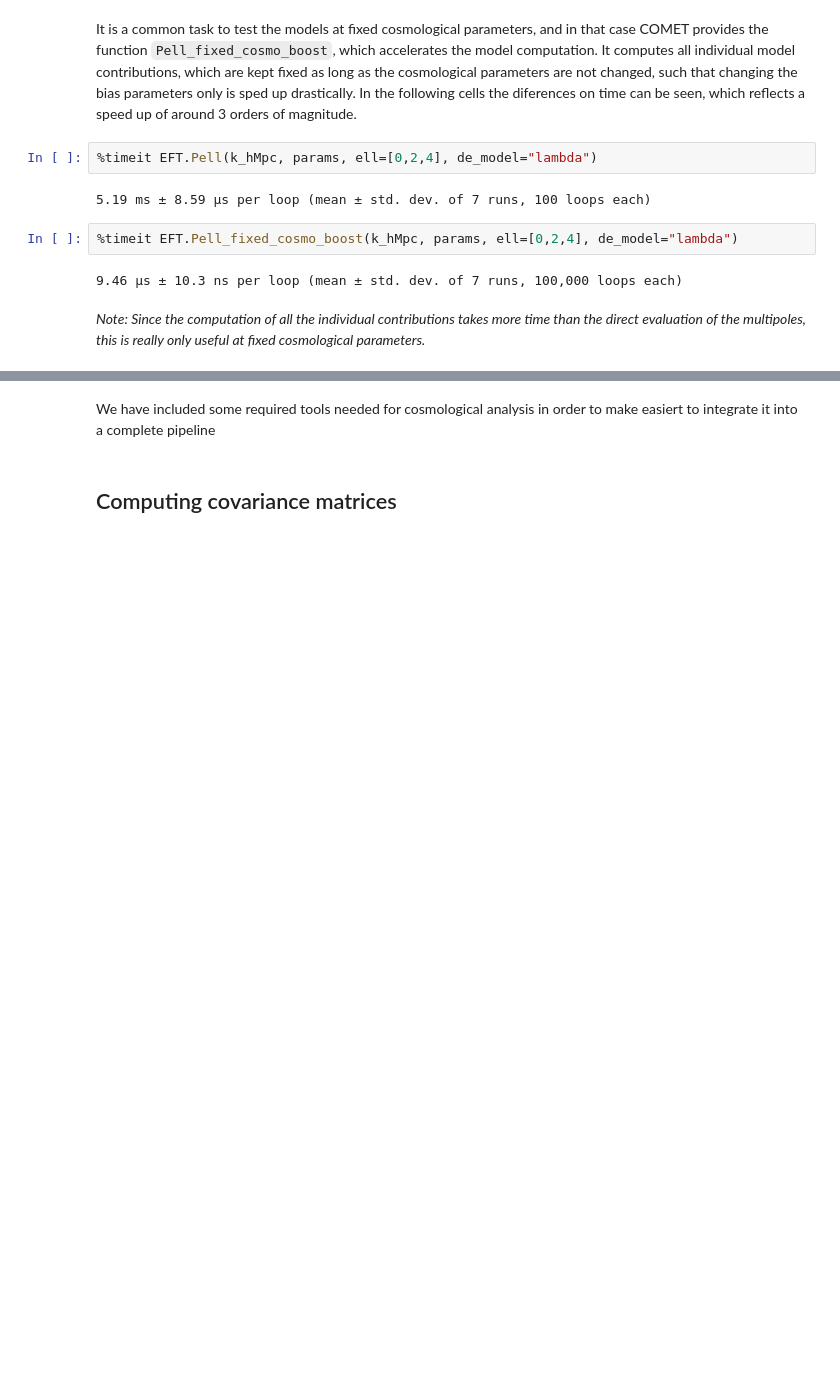
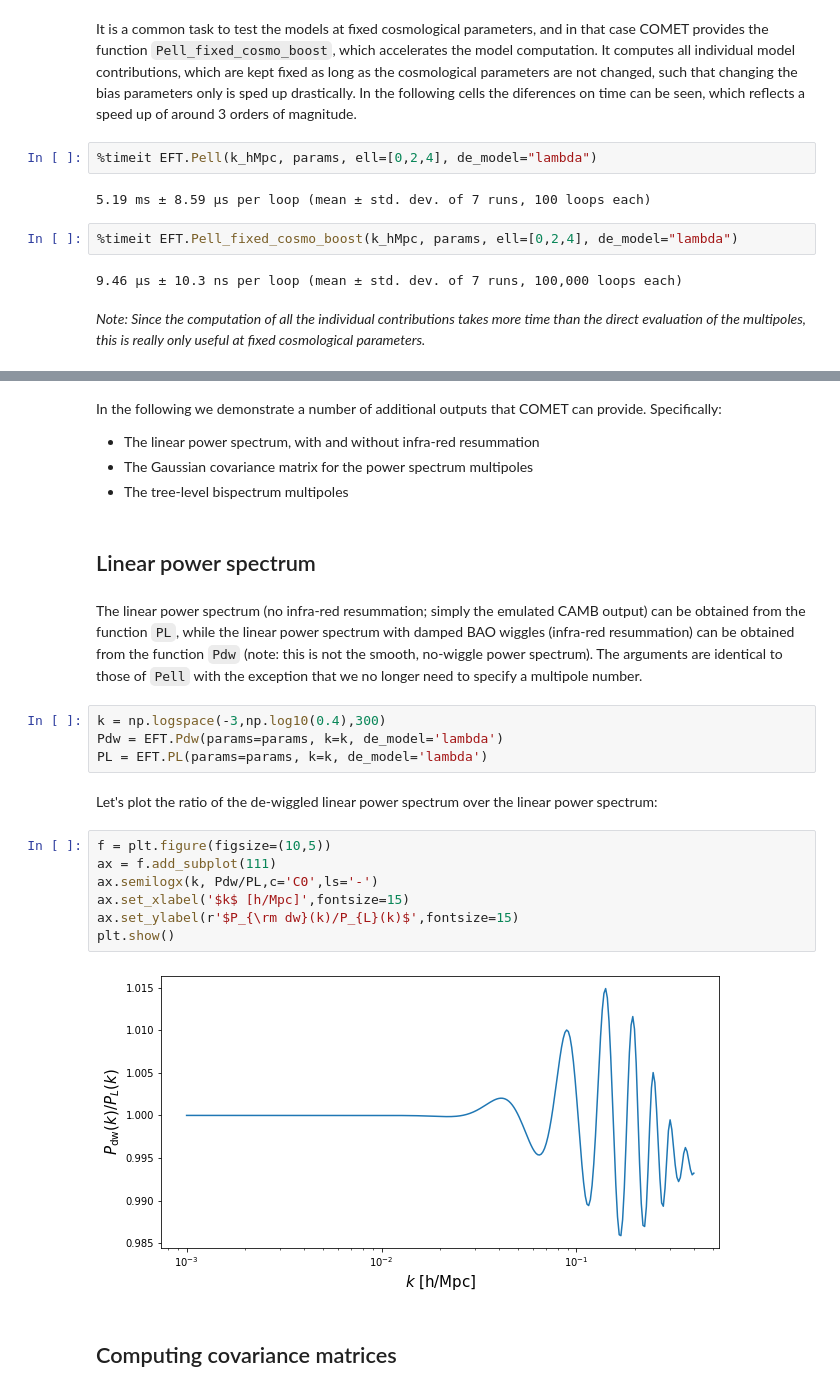
Before and after one commit to adematti/comet-emu, a Jupyter notebook: notebooks/Tutorial.ipynb, the cells around one changed output, grey strips where cells are left out. Cells and saved outputs as stored; diff of their text form; blank space fills up the shorter version.

```diff
--- a/notebooks/Tutorial.ipynb
+++ b/notebooks/Tutorial.ipynb
@@ -252,5 +246,27 @@ test2 = EFT.Pell_fixed_cosmo_boost(k_hMpc, params, ell=[0,2,4], de_model="lambda
 # %% [markdown]
-We have included some required tools needed for cosmological analysis in order to make easiert to integrate it into a complete pipeline
+In the following we demonstrate a number of additional outputs that COMET can provide. Specifically:
+  * The linear power spectrum, with and without infra-red resummation
+  * The Gaussian covariance matrix for the power spectrum multipoles
+  * The tree-level bispectrum multipoles
+# %% [markdown]
+## Linear power spectrum
+# %% [markdown]
+The linear power spectrum (no infra-red resummation; simply the emulated CAMB output) can be obtained from the function `PL`, while the linear power spectrum with damped BAO wiggles (infra-red resummation) can be obtained from the function `Pdw` (note: this is not the smooth, no-wiggle power spectrum). The arguments are identical to those of `Pell` with the exception that we no longer need to specify a multipole number.
+# %%
+k = np.logspace(-3,np.log10(0.4),300)
+Pdw = EFT.Pdw(params=params, k=k, de_model='lambda')
+PL = EFT.PL(params=params, k=k, de_model='lambda')
+# %% [markdown]
+Let's plot the ratio of the de-wiggled linear power spectrum over the linear power spectrum:
+# %%
+f = plt.figure(figsize=(10,5))
+ax = f.add_subplot(111)
+ax.semilogx(k, Pdw/PL,c='C0',ls='-')
+ax.set_xlabel('$k$ [h/Mpc]',fontsize=15)
+ax.set_ylabel(r'$P_{\rm dw}(k)/P_{L}(k)$',fontsize=15)
+plt.show()
+# %% [output]
+[figure, added]
 # %% [markdown]
 ## Computing covariance matrices
 # %% [markdown]
```
Also changed, not shown: parts of 25 cells of this notebook, 1 other file.
